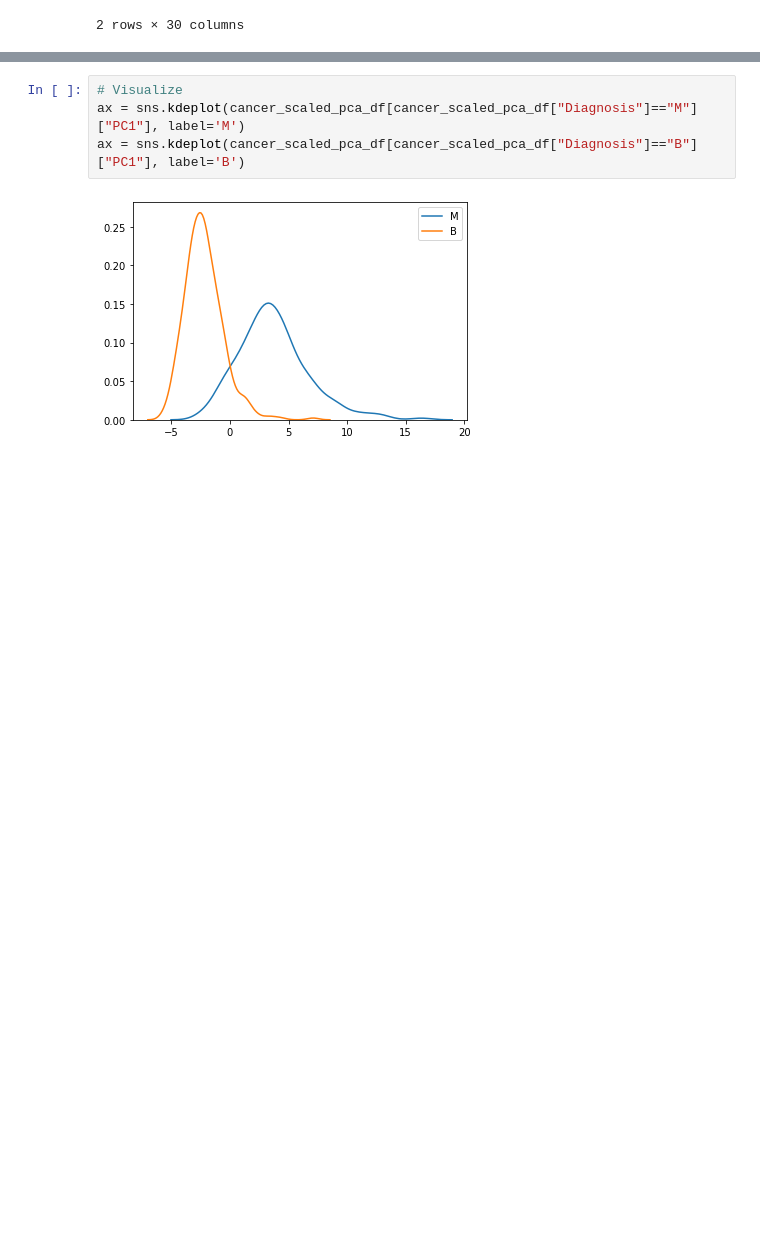
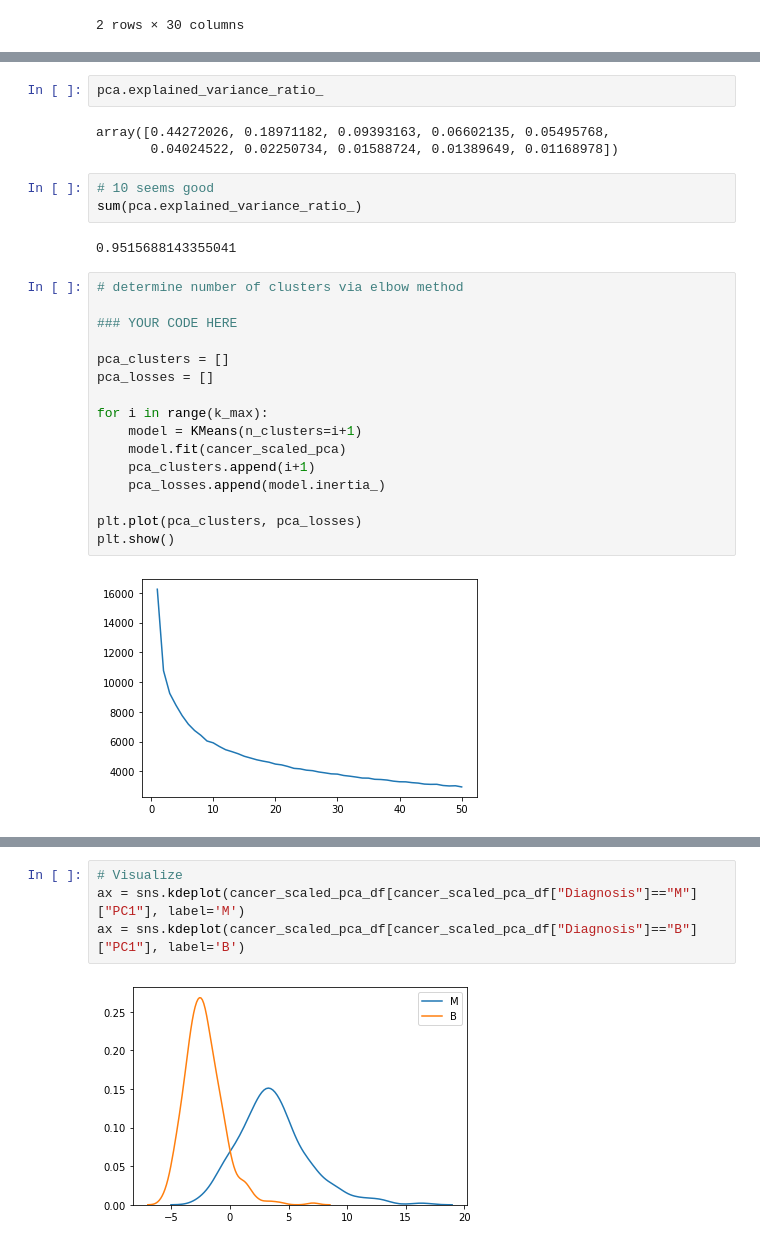
Before and after one commit to IS3UniCologne/DSML_2020, a Jupyter notebook: 03_Workshops/DSML_WS_11_Unsupervised_Learning/DSML_WS_11_Unsupervised_Learning.ipynb, the cells around one changed output, grey strips where cells are left out. Drawn from its saved outputs; the diff is of its cells as text; blank space fills up the shorter version.

```diff
--- a/03_Workshops/DSML_WS_11_Unsupervised_Learning/DSML_WS_11_Unsupervised_Learning.ipynb
+++ b/03_Workshops/DSML_WS_11_Unsupervised_Learning/DSML_WS_11_Unsupervised_Learning.ipynb
@@ -332,0 +340,28 @@ sum(pca.explained_variance_ratio_)
+# %%
+pca.explained_variance_ratio_
+# %% [output]
+array([0.44272026, 0.18971182, 0.09393163, 0.06602135, 0.05495768,
+       0.04024522, 0.02250734, 0.01588724, 0.01389649, 0.01168978])
+# %%
+# 10 seems good
+sum(pca.explained_variance_ratio_)
+# %% [output]
+0.9515688143355041
+# %%
+# determine number of clusters via elbow method
+
+### YOUR CODE HERE
+
+pca_clusters = []
+pca_losses = []
+
+for i in range(k_max):
+    model = KMeans(n_clusters=i+1)
+    model.fit(cancer_scaled_pca)
+    pca_clusters.append(i+1)
+    pca_losses.append(model.inertia_)
+
+plt.plot(pca_clusters, pca_losses)
+plt.show()
+# %% [output]
+[figure, added]
```
Also changed, not shown: parts of 14 cells of this notebook, 3 other files.
